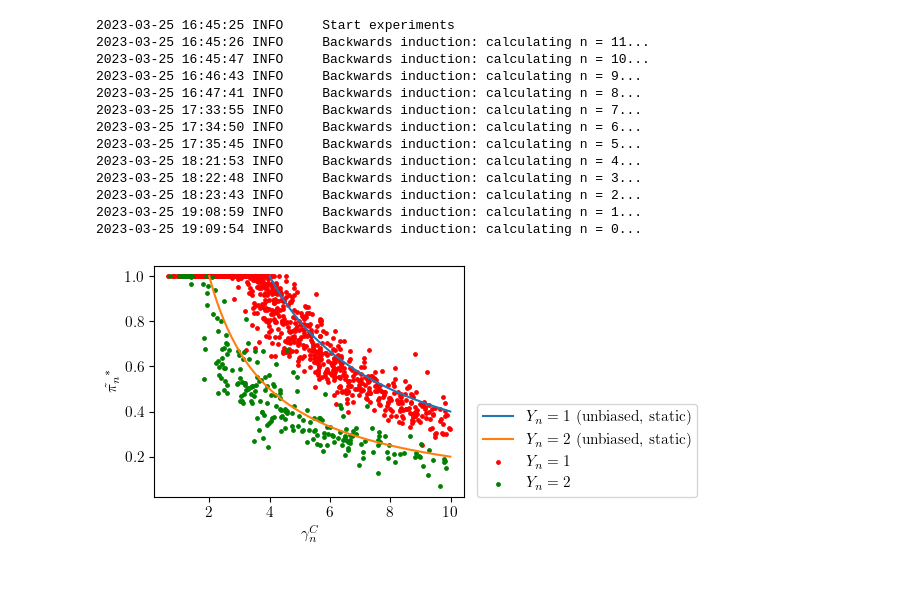
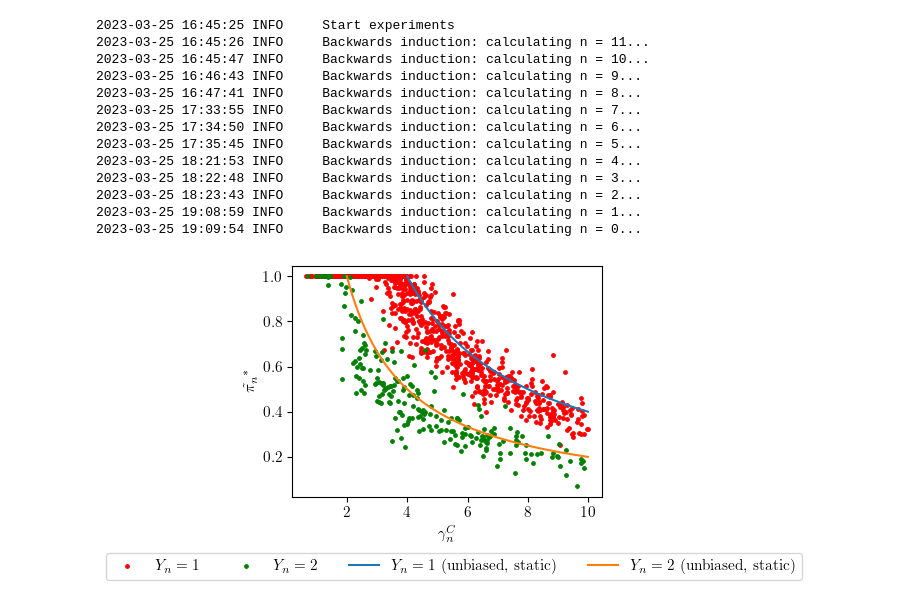
Before and after one commit to iamyiqiu/ra, a Jupyter notebook: notebooks/optimal_strategy.ipynb, the cells around one changed output. Drawn from its saved outputs; the diff is of its cells as text; code cells hidden in the pictures; blank space fills up the shorter version.

Commit message:
Update figure format

```diff
--- a/notebooks/optimal_strategy.ipynb
+++ b/notebooks/optimal_strategy.ipynb
@@ -60,18 +60,18 @@ for i in range(5000):
 # %%
 mpl.rcParams.update({
         "font.family": "serif",
         "font.size": 11,
         'figure.figsize': (4,3),
         "text.usetex": True
         })
 
+pyplot.scatter(x1, y1, s=6, c="red", label=r"$Y_n=1$")
+pyplot.scatter(x2, y2, s=6, c="green", label=r"$Y_n=2$")
 pyplot.plot(np.arange(4,10,0.01), (0.01)/0.05/0.05/np.arange(4,10,0.01), label=r"$Y_n=1$ (unbiased, static)")
 pyplot.plot(np.arange(2,10,0.01), (0.02)/0.1/0.1/np.arange(2,10,0.01), label=r"$Y_n=2$ (unbiased, static)")
-pyplot.scatter(x1, y1, s=6, c="red", label=r"$Y_n=1$")
-pyplot.scatter(x2, y2, s=6, c="green", label=r"$Y_n=2$")
 pyplot.ylabel(r'$\tilde{\pi_n}^*$')
 pyplot.xlabel(r'$\gamma_n^C$')
-pyplot.legend(loc=(0, 0))
+pyplot.legend(loc=(-0.6, -0.36), ncol=4)
 pyplot.savefig("../output/figures/optimal_strategy.pdf", bbox_inches='tight')
 # %% [output]
-[figure, old version]
+[figure, new version]
```
Also changed, not shown: 1 other file.
